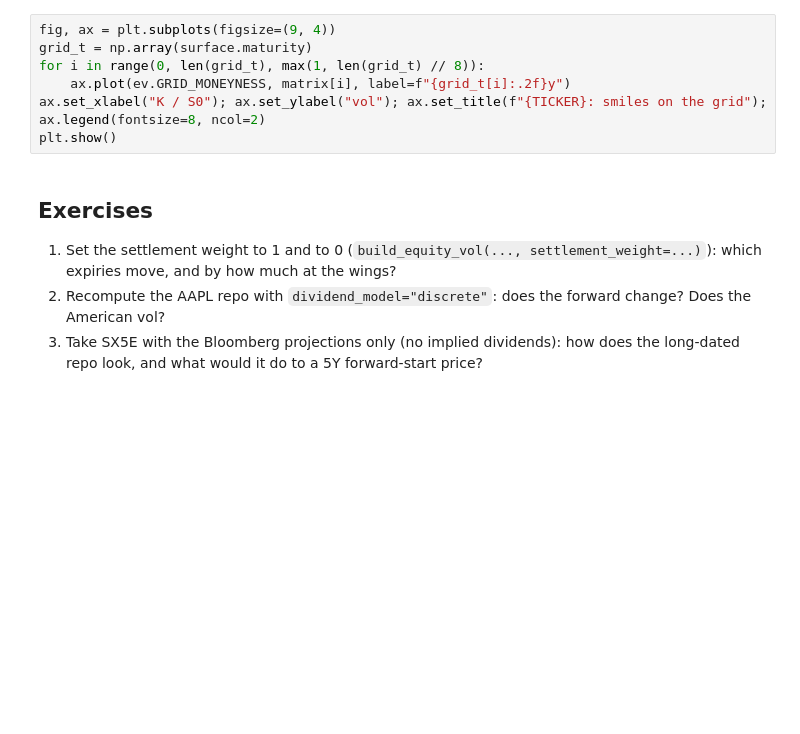
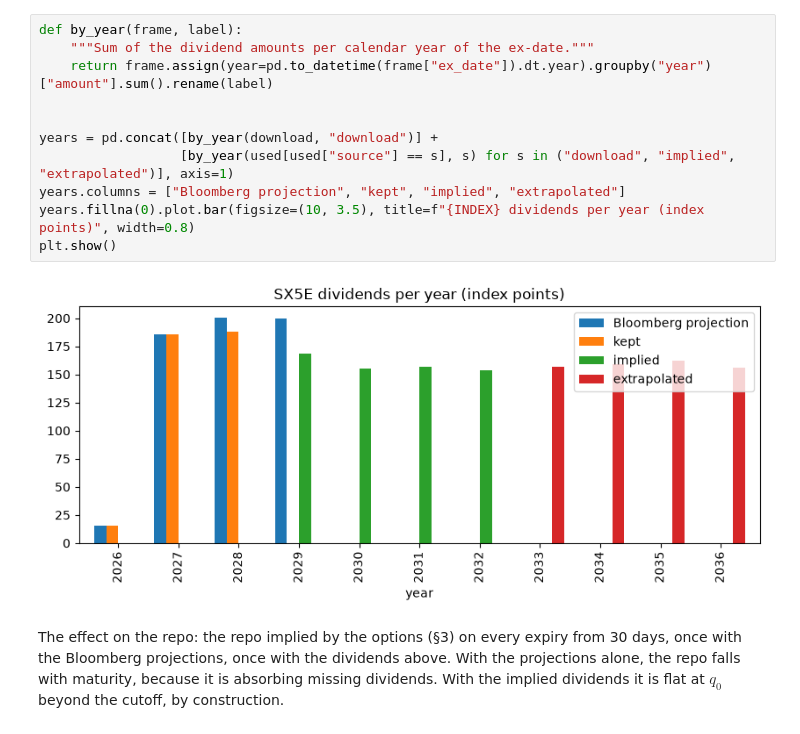
Before and after one commit to andrea220/tQuant, a Jupyter notebook: study/notebooks/equity_vol_calibration.ipynb, the cells around one changed output. Cells and saved outputs as stored; diff of their text form; blank space fills up the shorter version.

```diff
--- a/study/notebooks/equity_vol_calibration.ipynb
+++ b/study/notebooks/equity_vol_calibration.ipynb
@@ -382,14 +720,17 @@ plt.tight_layout(); plt.show()
 # %%
-fig, ax = plt.subplots(figsize=(9, 4))
-grid_t = np.array(surface.maturity)
-for i in range(0, len(grid_t), max(1, len(grid_t) // 8)):
-    ax.plot(ev.GRID_MONEYNESS, matrix[i], label=f"{grid_t[i]:.2f}y")
-ax.set_xlabel("K / S0"); ax.set_ylabel("vol"); ax.set_title(f"{TICKER}: smiles on the grid"); ax.legend(fontsize=8, ncol=2)
+def by_year(frame, label):
+    """Sum of the dividend amounts per calendar year of the ex-date."""
+    return frame.assign(year=pd.to_datetime(frame["ex_date"]).dt.year).groupby("year")["amount"].sum().rename(label)
+
+
+years = pd.concat([by_year(download, "download")] +
+                  [by_year(used[used["source"] == s], s) for s in ("download", "implied", "extrapolated")], axis=1)
+years.columns = ["Bloomberg projection", "kept", "implied", "extrapolated"]
+years.fillna(0).plot.bar(figsize=(10, 3.5), title=f"{INDEX} dividends per year (index points)", width=0.8)
 plt.show()
+# %% [output]
+[figure, added]
 # %% [markdown]
-## Exercises
-1. Set the settlement weight to 1 and to 0 (`build_equity_vol(..., settlement_weight=...)`): which expiries move, and by
-   how much at the wings?
-2. Recompute the AAPL repo with `dividend_model="discrete"`: does the forward change? Does the American vol?
-3. Take SX5E with the Bloomberg projections only (no implied dividends): how does the long-dated repo look, and what
-   would it do to a 5Y forward-start price?
+The effect on the repo: the repo implied by the options (§3) on every expiry from 30 days, once with the Bloomberg
+projections, once with the dividends above. With the projections alone, the repo falls with maturity, because it is
+absorbing missing dividends. With the implied dividends it is flat at $q_0$ beyond the cutoff, by construction.
```
Also changed, not shown: parts of 84 cells of this notebook, 3 other files.
